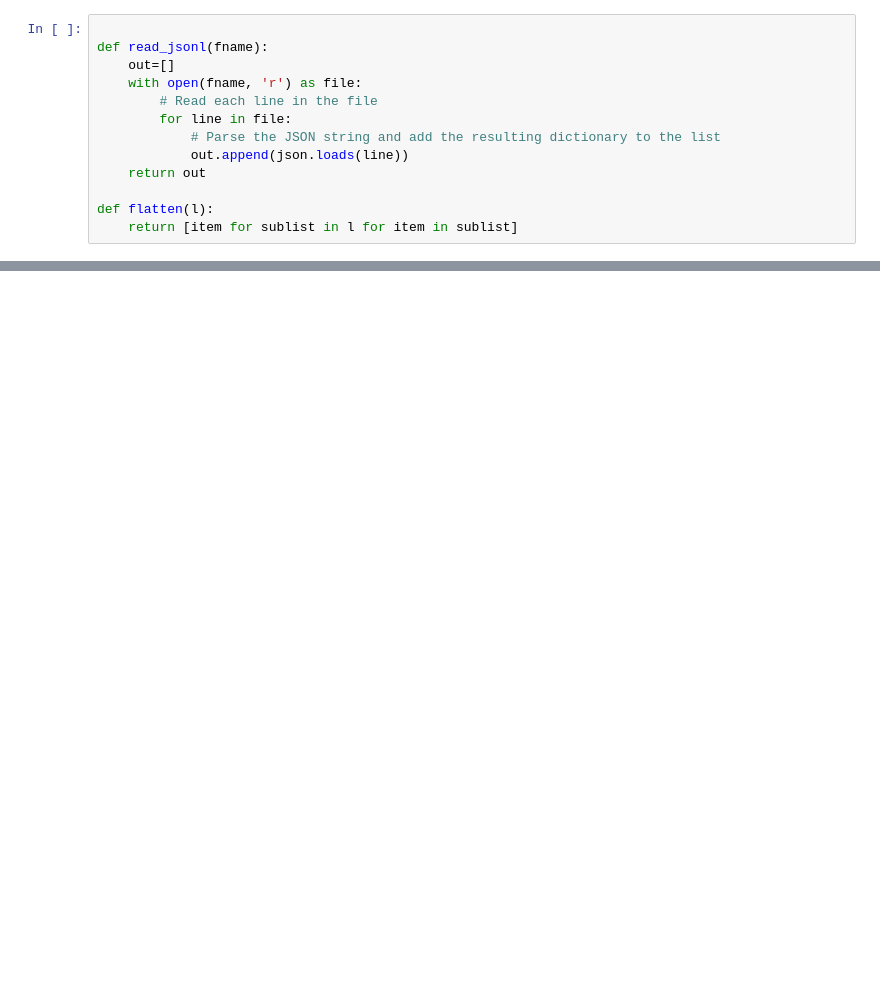
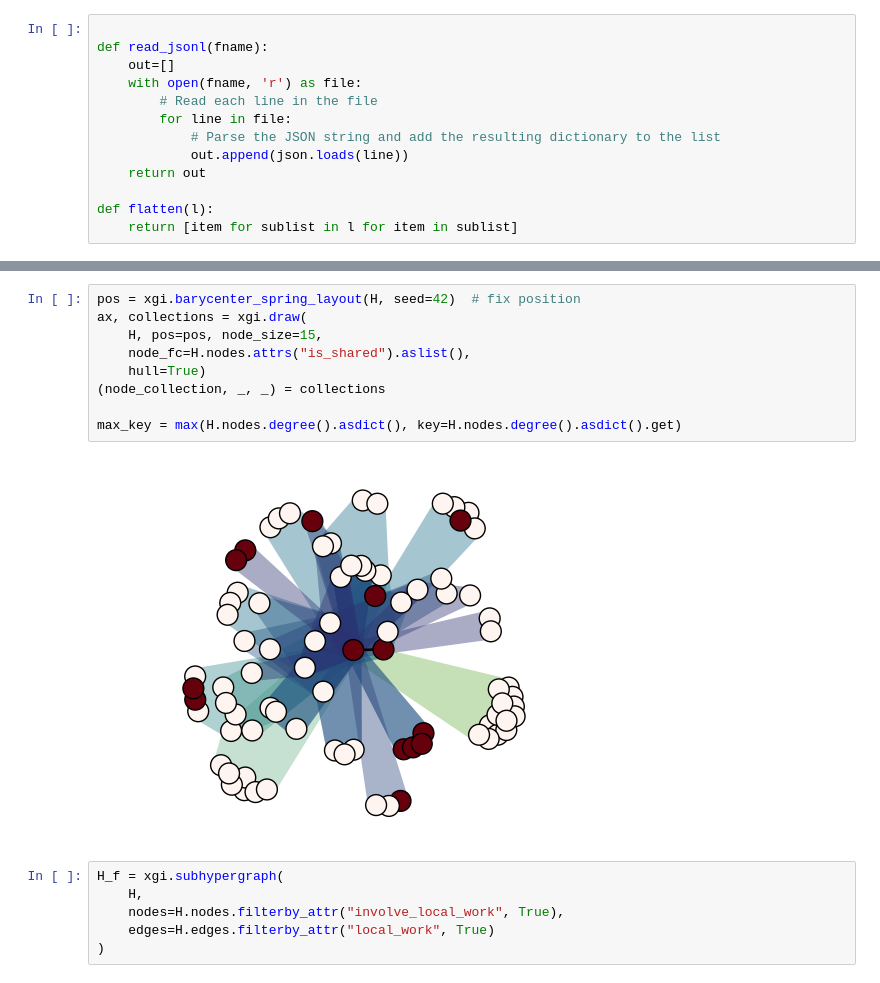
Before and after one commit to jstonge/bayesian_group_formation, a Jupyter notebook: src/finding_group.ipynb, the cells around one changed output, grey strips where cells are left out. Drawn from its saved outputs; the diff is of its cells as text; blank space fills up the shorter version.

```diff
--- a/src/finding_group.ipynb
+++ b/src/finding_group.ipynb
@@ -92,0 +157,17 @@ Highest degree: Étienne Brasselet
+# %%
+pos = xgi.barycenter_spring_layout(H, seed=42)  # fix position
+ax, collections = xgi.draw(
+    H, pos=pos, node_size=15,
+    node_fc=H.nodes.attrs("is_shared").aslist(),
+    hull=True)
+(node_collection, _, _) = collections
+
+max_key = max(H.nodes.degree().asdict(), key=H.nodes.degree().asdict().get)
+# %% [output]
+[figure, added]
+# %%
+H_f = xgi.subhypergraph(
+    H,
+    nodes=H.nodes.filterby_attr("involve_local_work", True),
+    edges=H.edges.filterby_attr("local_work", True)
+)
```
Also changed, not shown: parts of 23 cells of this notebook.
